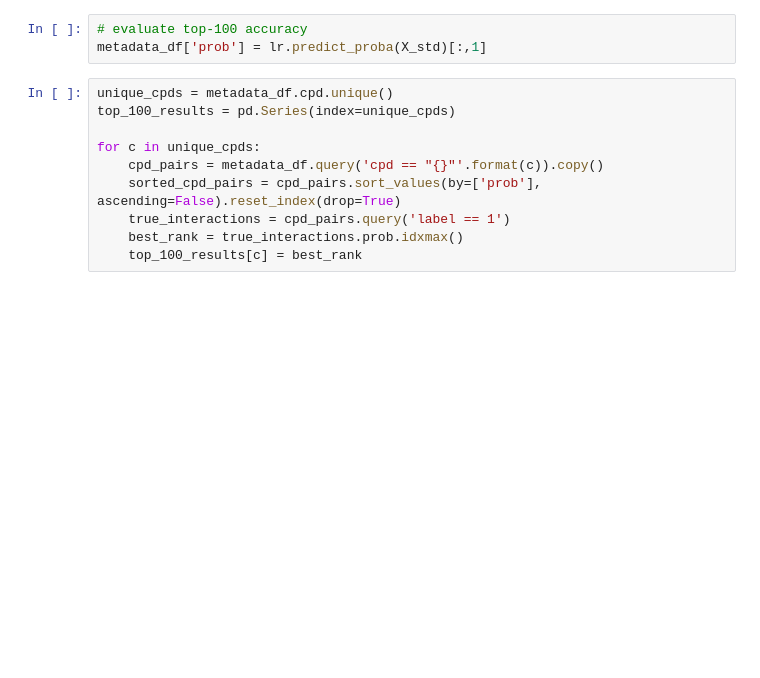
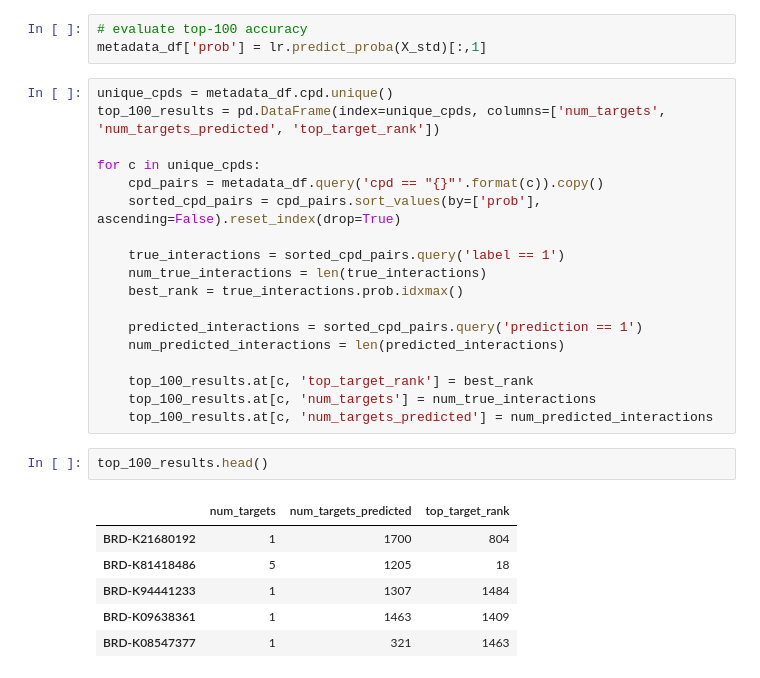
Before and after one commit to npabon/LINCS_target_prediction, a Jupyter notebook: classification.ipynb, the cells around one changed output. Saved outputs shown, nothing was run; the diff lists cells and outputs as text; blank space fills up the shorter version.

```diff
--- a/classification.ipynb
+++ b/classification.ipynb
@@ -59,11 +55,28 @@ Accuracy on True interactions: 0.70
 metadata_df['prob'] = lr.predict_proba(X_std)[:,1]
 # %%
 unique_cpds = metadata_df.cpd.unique()
-top_100_results = pd.Series(index=unique_cpds)
+top_100_results = pd.DataFrame(index=unique_cpds, columns=['num_targets', 'num_targets_predicted', 'top_target_rank'])
 
 for c in unique_cpds:
     cpd_pairs = metadata_df.query('cpd == "{}"'.format(c)).copy()
     sorted_cpd_pairs = cpd_pairs.sort_values(by=['prob'], ascending=False).reset_index(drop=True)
-    true_interactions = cpd_pairs.query('label == 1')
+
+    true_interactions = sorted_cpd_pairs.query('label == 1')
+    num_true_interactions = len(true_interactions)
     best_rank = true_interactions.prob.idxmax()
-    top_100_results[c] = best_rank
+
+    predicted_interactions = sorted_cpd_pairs.query('prediction == 1')
+    num_predicted_interactions = len(predicted_interactions)
+
+    top_100_results.at[c, 'top_target_rank'] = best_rank
+    top_100_results.at[c, 'num_targets'] = num_true_interactions
+    top_100_results.at[c, 'num_targets_predicted'] = num_predicted_interactions
+# %%
+top_100_results.head()
+# %% [output]
+|  | num_targets | num_targets_predicted | top_target_rank |
+| BRD-K21680192 | 1 | 1700 | 804 |
+| BRD-K81418486 | 5 | 1205 | 18 |
+| BRD-K94441233 | 1 | 1307 | 1484 |
+| BRD-K09638361 | 1 | 1463 | 1409 |
+| BRD-K08547377 | 1 | 321 | 1463 |
```
Also changed, not shown: parts of 19 cells of this notebook, 1 other file.
